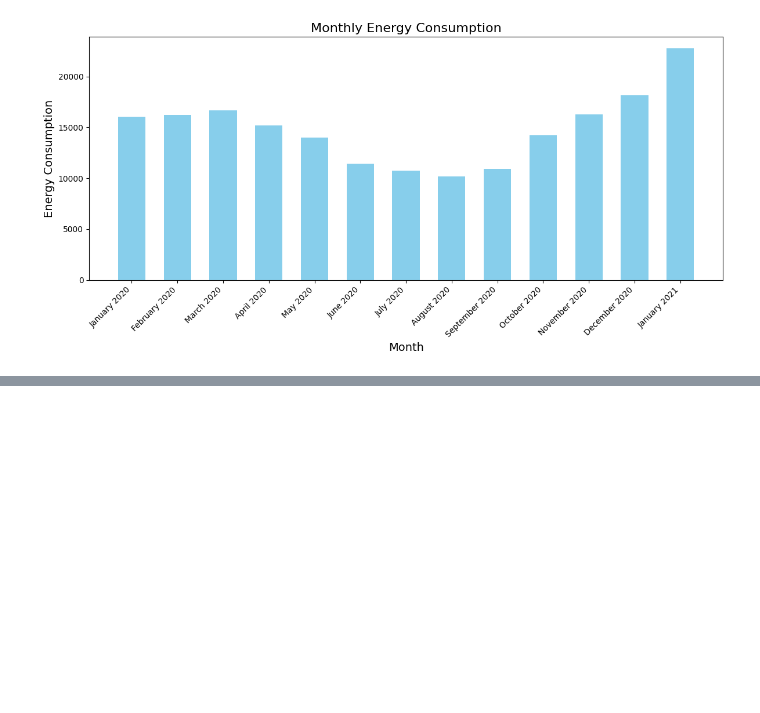
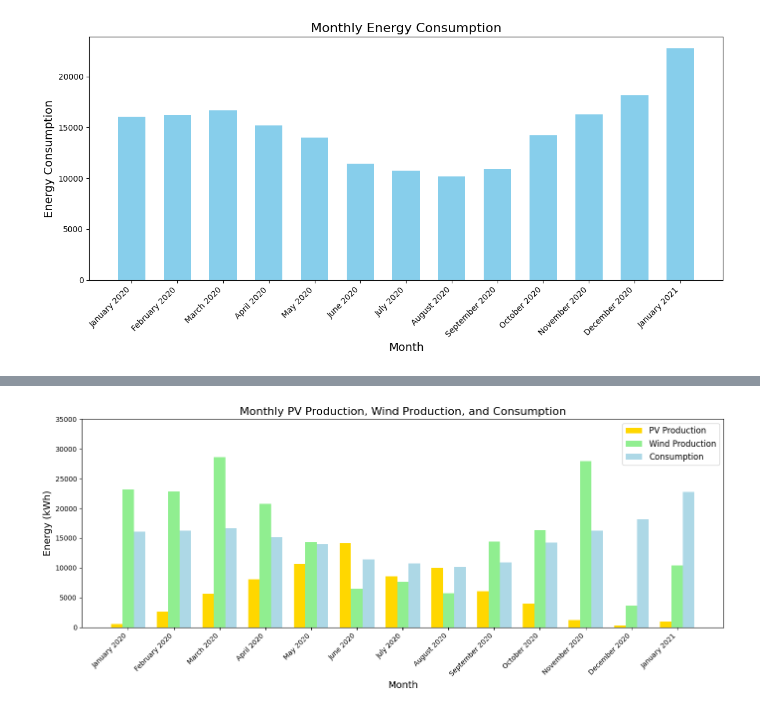
Before and after one commit to Niki827/watt_squad, a Jupyter notebook: notebooks/descriptives/emily_descriptives.ipynb, the cells around one changed output, grey strips where cells are left out. Drawn from its saved outputs; the diff is of its cells as text; code cells hidden in the pictures; blank space fills up the shorter version.

```diff
--- a/notebooks/descriptives/emily_descriptives.ipynb
+++ b/notebooks/descriptives/emily_descriptives.ipynb
@@ -92,0 +251,48 @@ FileNotFoundError: [Errno 2] No such file or directory: 'raw_data/train.csv'
+# %%
+import pandas as pd
+import matplotlib.pyplot as plt
+
+# Ensure the 'timestamp' column is in datetime format
+train['time'] = pd.to_datetime(train['time'])
+
+# Extract month and year for grouping
+train['month_year'] = train['time'].dt.to_period('M')
+
+# Aggregate pv_production, wind_production, and consumption by month
+monthly_data = train.groupby('month_year')[['pv_production', 'wind_production', 'consumption']].sum().reset_index()
+
+# Convert month_year to a datetime format for plotting and format as 'January 2020'
+monthly_data['month_year'] = monthly_data['month_year'].dt.to_timestamp()
+monthly_data['month_year_str'] = monthly_data['month_year'].dt.strftime('%B %Y')
+
+# Plot the data
+x = range(len(monthly_data))  # Numeric x-axis positions for the months
+width = 0.25  # Width of each bar
+
+plt.figure(figsize=(14, 6))
+
+# Plot pv_production bars
+plt.bar([pos - width for pos in x], monthly_data['pv_production'],
+        color='gold', width=width, label='PV Production')
+
+# Plot wind_production bars
+plt.bar(x, monthly_data['wind_production'],
+        color='lightgreen', width=width, label='Wind Production')
+
+# Plot consumption bars
+plt.bar([pos + width for pos in x], monthly_data['consumption'],
+        color='lightblue', width=width, label='Consumption')
+
+# Formatting the plot
+plt.title('Monthly PV Production, Wind Production, and Consumption', fontsize=16)
+plt.xlabel('Month', fontsize=14)
+plt.ylabel('Energy (kWh)', fontsize=14)
+plt.xticks(x, monthly_data['month_year_str'], rotation=45, ha='right', fontsize=10)
+plt.ylim(0, 35000)  # Set y-axis limit if needed
+plt.legend(fontsize=12)
+plt.tight_layout()
+
+# Show the plot
+plt.show()
+# %% [output]
+[figure, added]
```
Also changed, not shown: parts of 21 cells of this notebook, 3 other files.
